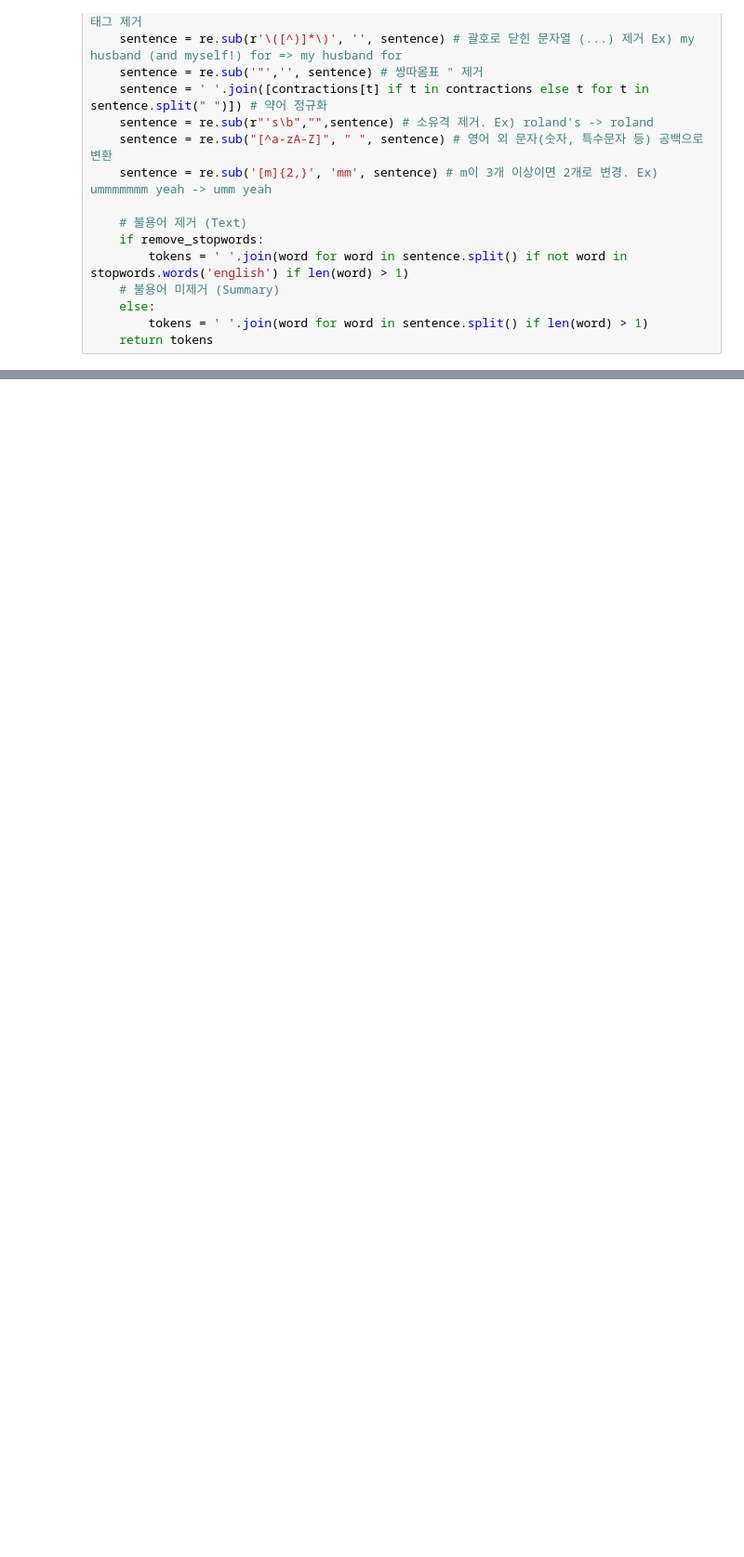
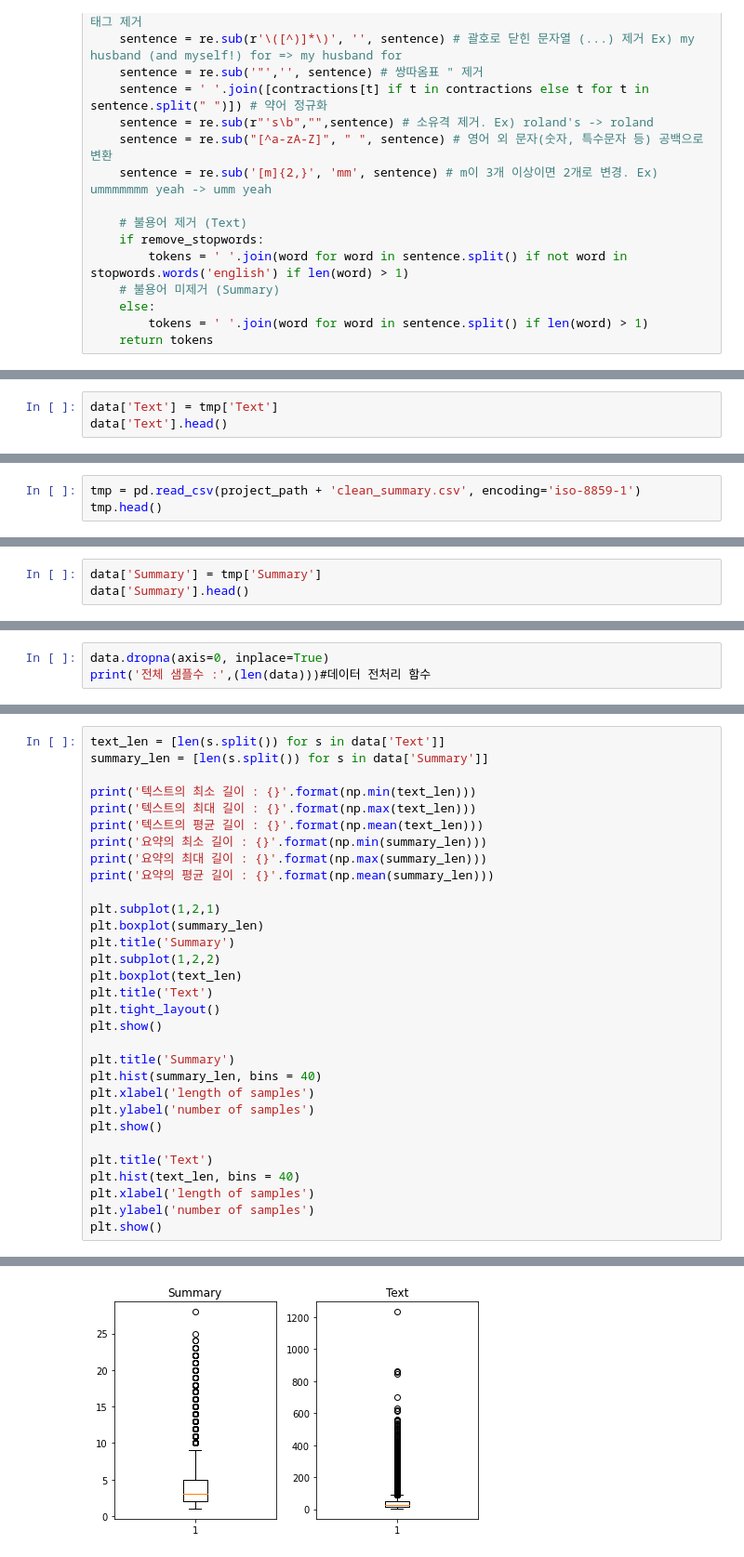
Before and after one commit to vg-rlo/aiffel-mini-projects, a Jupyter notebook: Exploration/Attention_text_summarization/NewsSummary.ipynb, the cells around one changed output, grey strips where cells are left out. Shown at 93% size. Drawn from its saved outputs; the diff is of its cells as text; blank space fills up the shorter version.

```diff
--- a/Exploration/Attention_text_summarization/NewsSummary.ipynb
+++ b/Exploration/Attention_text_summarization/NewsSummary.ipynb
@@ -162,0 +297,3 @@ clean_summary[:5]
+# %%
+data['Text'] = tmp['Text']
+data['Text'].head()
@@ -162,0 +307,3 @@ clean_summary[:5]
+# %%
+tmp = pd.read_csv(project_path + 'clean_summary.csv', encoding='iso-8859-1')
+tmp.head()
@@ -162,0 +317,3 @@ clean_summary[:5]
+# %%
+data['Summary'] = tmp['Summary']
+data['Summary'].head()
@@ -162,0 +333,3 @@ clean_summary[:5]
+# %%
+data.dropna(axis=0, inplace=True)
+print('전체 샘플수 :',(len(data)))#데이터 전처리 함수
@@ -162,0 +350,32 @@ clean_summary[:5]
+# %%
+text_len = [len(s.split()) for s in data['Text']]
+summary_len = [len(s.split()) for s in data['Summary']]
+
+print('텍스트의 최소 길이 : {}'.format(np.min(text_len)))
+print('텍스트의 최대 길이 : {}'.format(np.max(text_len)))
+print('텍스트의 평균 길이 : {}'.format(np.mean(text_len)))
+print('요약의 최소 길이 : {}'.format(np.min(summary_len)))
+print('요약의 최대 길이 : {}'.format(np.max(summary_len)))
+print('요약의 평균 길이 : {}'.format(np.mean(summary_len)))
+
+plt.subplot(1,2,1)
+plt.boxplot(summary_len)
+plt.title('Summary')
+plt.subplot(1,2,2)
+plt.boxplot(text_len)
+plt.title('Text')
+plt.tight_layout()
+plt.show()
+
+plt.title('Summary')
+plt.hist(summary_len, bins = 40)
+plt.xlabel('length of samples')
+plt.ylabel('number of samples')
+plt.show()
+
+plt.title('Text')
+plt.hist(text_len, bins = 40)
+plt.xlabel('length of samples')
+plt.ylabel('number of samples')
+plt.show()
+# %% [output]
@@ -162,0 +388 @@ clean_summary[:5]
+[figure, added]
```
Also changed, not shown: parts of 117 cells of this notebook.
